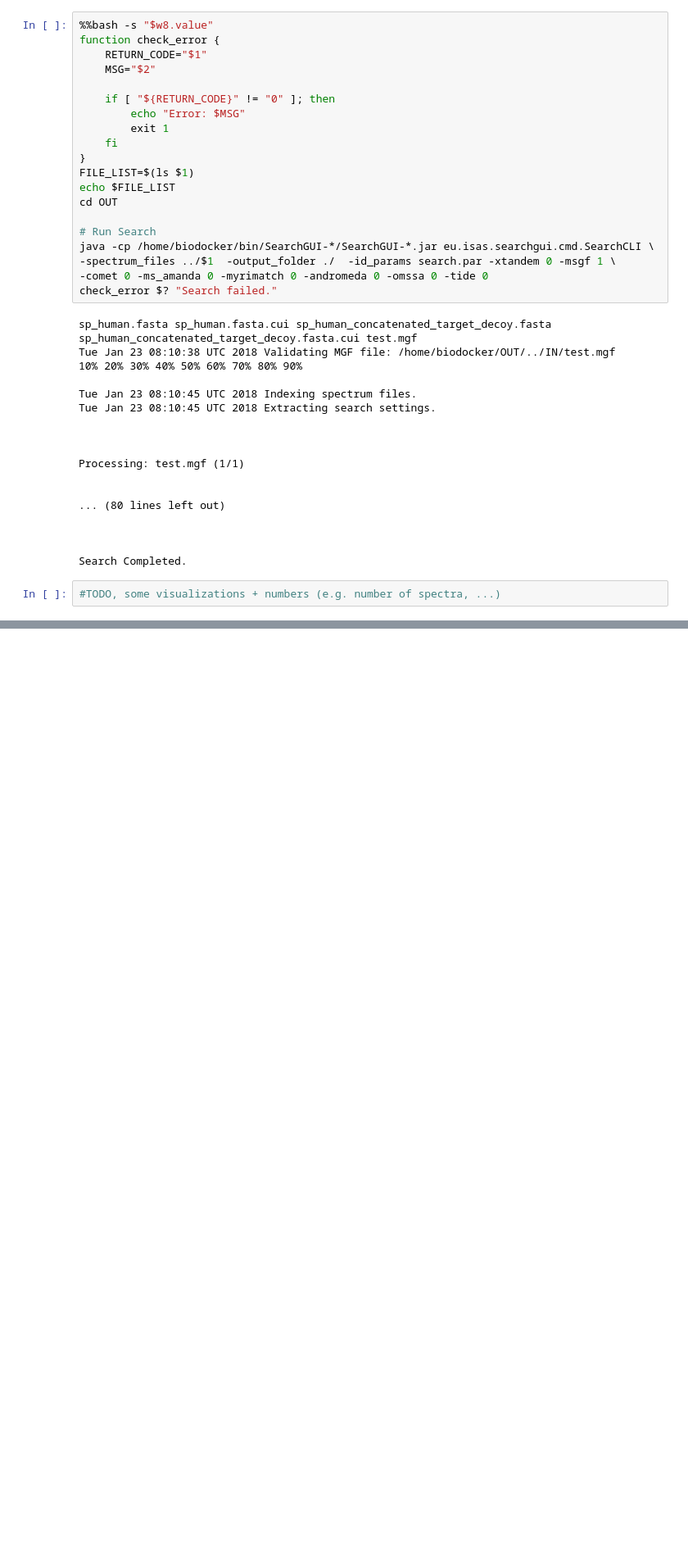
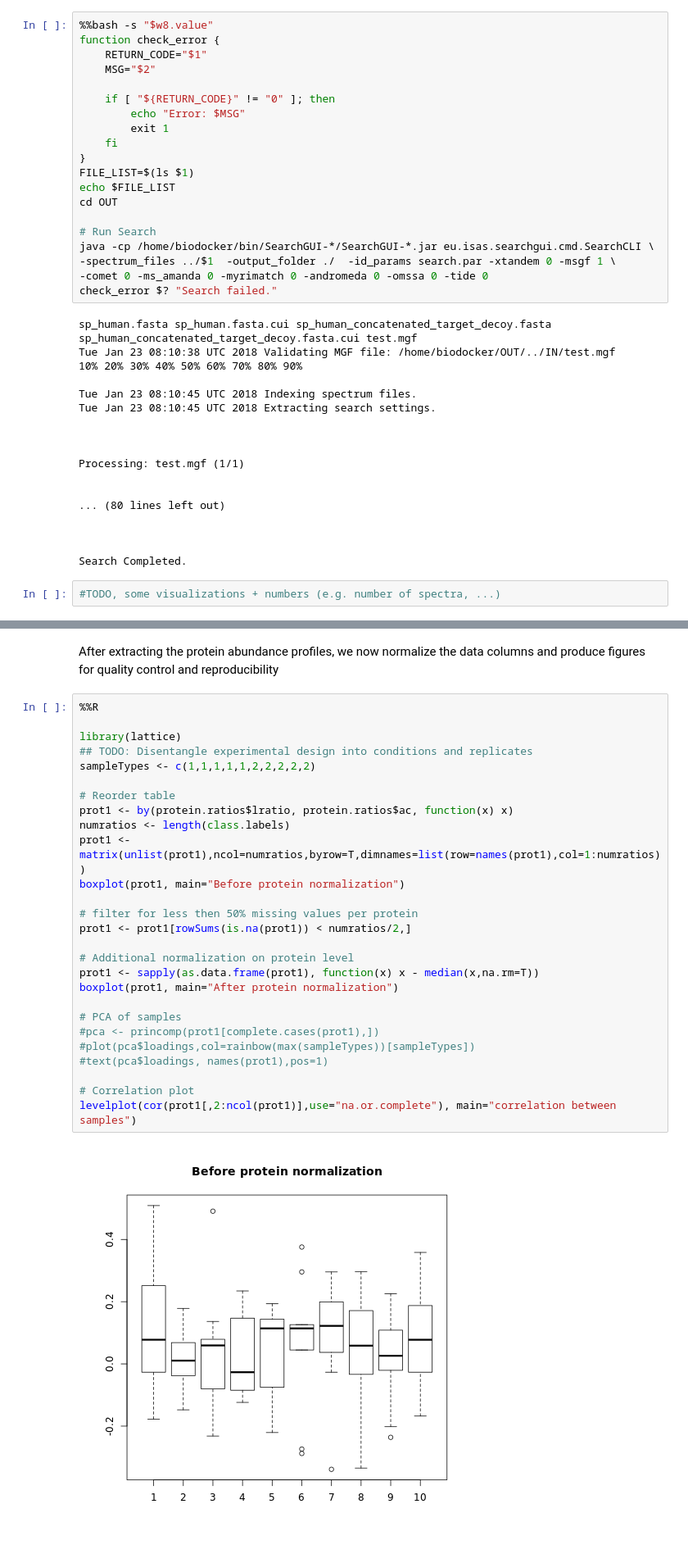
Before and after one commit to ProtProtocols/IsoProt, a Jupyter notebook: Example.ipynb, the cells around one changed output, grey strips where cells are left out. Shown at 82% size. Drawn from its saved outputs; the diff is of its cells as text; blank space fills up the shorter version.

```diff
--- a/Example.ipynb
+++ b/Example.ipynb
@@ -358,0 +359,31 @@ ratios 131N vs 126
+# %% [markdown]
+After extracting the protein abundance profiles, we now normalize the data columns and produce figures for quality control and reproducibility
+# %%
+%%R
+
+library(lattice)
+## TODO: Disentangle experimental design into conditions and replicates
+sampleTypes <- c(1,1,1,1,1,2,2,2,2,2)
+
+# Reorder table
+prot1 <- by(protein.ratios$lratio, protein.ratios$ac, function(x) x)
+numratios <- length(class.labels)
+prot1 <- matrix(unlist(prot1),ncol=numratios,byrow=T,dimnames=list(row=names(prot1),col=1:numratios))
+boxplot(prot1, main="Before protein normalization")
+
+# filter for less then 50% missing values per protein
+prot1 <- prot1[rowSums(is.na(prot1)) < numratios/2,]
+
+# Additional normalization on protein level
+prot1 <- sapply(as.data.frame(prot1), function(x) x - median(x,na.rm=T))
+boxplot(prot1, main="After protein normalization")
+
+# PCA of samples
+#pca <- princomp(prot1[complete.cases(prot1),])
+#plot(pca$loadings,col=rainbow(max(sampleTypes))[sampleTypes])
+#text(pca$loadings, names(prot1),pos=1)
+
+# Correlation plot
+levelplot(cor(prot1[,2:ncol(prot1)],use="na.or.complete"), main="correlation between samples")
+# %% [output]
+[figure, added]
```
Also changed, not shown: parts of 3 cells of this notebook.
